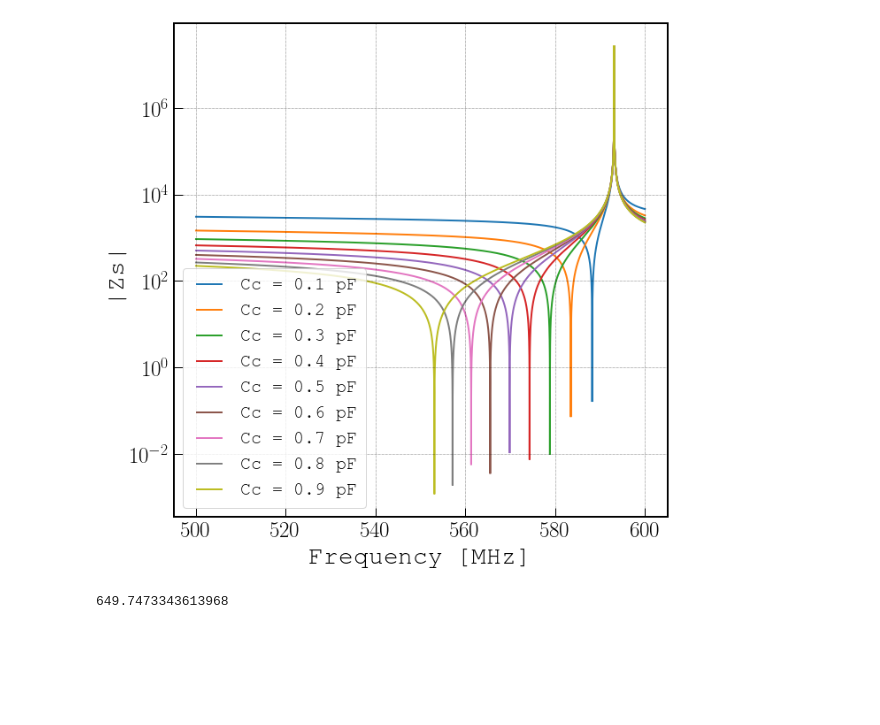
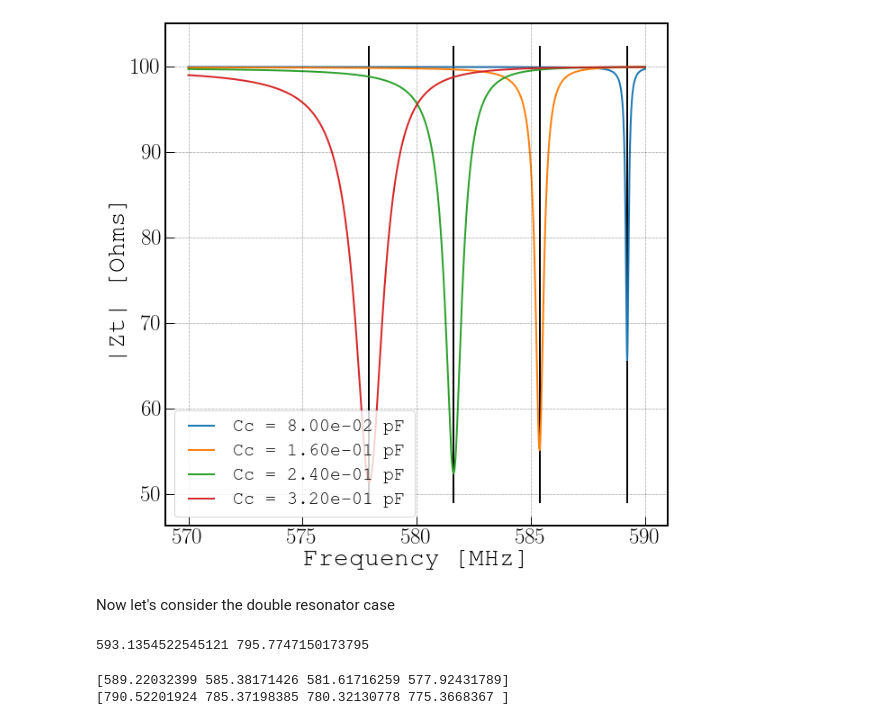
Before and after one commit to WanduiAlbert/ResoBolo, a Jupyter notebook: code/Modelling full resonator circuits.ipynb, the cells around one changed output. Drawn from its saved outputs; the diff is of its cells as text; code cells hidden in the pictures; blank space fills up the shorter version.

Commit message:
simulating double resonators

```diff
--- a/code/Modelling full resonator circuits.ipynb
+++ b/code/Modelling full resonator circuits.ipynb
@@ -32,0 +73,24 @@ ax.set_ylabel('|S21|');
+# %%
+Qr_fitted = np.zeros(N-1)
+Qi_fitted = np.zeros(N-1)
+Qc_fitted = np.zeros(N-1)
+fig, ax = plt.subplots(figsize=(10,10))
+for i in range(N-1):
+    Zr = (1j*w*R*L)/(1j*w*L + R*(1 - w**2*L*C))
+    Zs = Zr + 1/(1j*w*Cc[i])
+    S21 = (2*Zs)/(2*Zs + Z0)
+    f0, Qc, Qr = get_Qparams(f, S21)
+    Qi = 1/(1/Qr - 1/Qc)
+#     print (frs[i], f0/MHz)
+#     print (Qr, Qc, Qi)
+    Qr_fitted[i] = Qr
+    Qi_fitted[i] = Qi
+    Qc_fitted[i] = Qc
+    ax.plot(f/MHz, 20*np.log10(np.abs(S21)), label="Cc = {0:1.2e} pF".format(Cc[i]/pF))
+ymin, ymax = ax.get_ylim()
+for i in range(N-1):
+    ax.vlines(frs[i], ymin, ymax, 'k')
+ax.legend(loc='lower left')
+ax.grid(which='both')
+ax.set_xlabel('Frequency [MHz]')
+ax.set_ylabel('|S21|');
@@ -33,17 +119,43 @@ ax.set_ylabel('|S21|');
 # %%
 fig, ax = plt.subplots(figsize=(10,10))
-for i in range(1,N):
-    Zs = (1j*w*R*L)/(1j*w*L + R*(1 - w**2*L*C)) + 1/(1j*w*Cc[i])
-    # Zs = 1j*w*L +1/(1j*w*C)
-    S21 = (2*Zs)/(2*Zs + Z0)
-    ax.semilogy(f/MHz, np.abs(Zs), label="Cc = {0:3.1f} pF".format(Cc[i]/pF))
+for i in range(N-1):
+    Zr = (1j*w*R*L)/(1j*w*L + R*(1 - w**2*L*C))
+    Zs = Zr + 1/(1j*w*Cc[i])
+    Zt = Z0 * (2*Zs + Z0)/(Zs + Z0)
+    ax.plot(f/MHz, np.abs(Zt), label="Cc = {0:1.2e} pF".format(Cc[i]/pF))
+ymin, ymax = ax.get_ylim()
+for i in range(N-1):
+    ax.vlines(frs[i], ymin, ymax, 'k')
 ax.legend(loc='lower left')
 ax.grid(which='both')
+# ax.set_ylim([50, 200])
 ax.set_xlabel('Frequency [MHz]')
-ax.set_ylabel('|Zs|');
+ax.set_ylabel('|Zt| [Ohms]');
 # %% [output]
-[figure, old version]
+[figure, new version]
-# %%
-N = len()
-# %% [output]
-649.7473343613968
+# %% [markdown]
+Now let's consider the double resonator case
+# %%
+Lm = 30*nH
+we = 1/(L*C)**0.5
+Qe = we*R*Ct
+Lp = L*(Lm/2)/(L + Lm/2)
+wo = 1/(Lp*C)**0.5
+Qo = wo*R*Ct
+fm = we*(1-L/(4*R**2*C))**0.5/2/pi/MHz
+fp = wo*(1-Lp/(4*R**2*C))**0.5/2/pi/MHz
+# frs_even = (we)/2/pi/MHz
+# frs_odd = (wo)/2/pi/MHz
+print (fm, fp)
+# %% [output]
+593.1354522545121 795.7747150173795
+# %%
+w_even = 1/(L*Ct)**0.5
+frs_even = w_even*(1-1/4/Qe**2)**0.5/2/pi/MHz
+w_odd = 1/(Lp*Ct)**0.5
+frs_odd = w_odd*(1-1/4/Qo**2)**0.5/2/pi/MHz
+print (frs_even)
+print (frs_odd)
+# %% [output]
+[589.22032399 585.38171426 581.61716259 577.92431789]
+[790.52201924 785.37198385 780.32130778 775.3668367 ]
```
Also changed, not shown: parts of 14 cells of this notebook, 4 other files.
